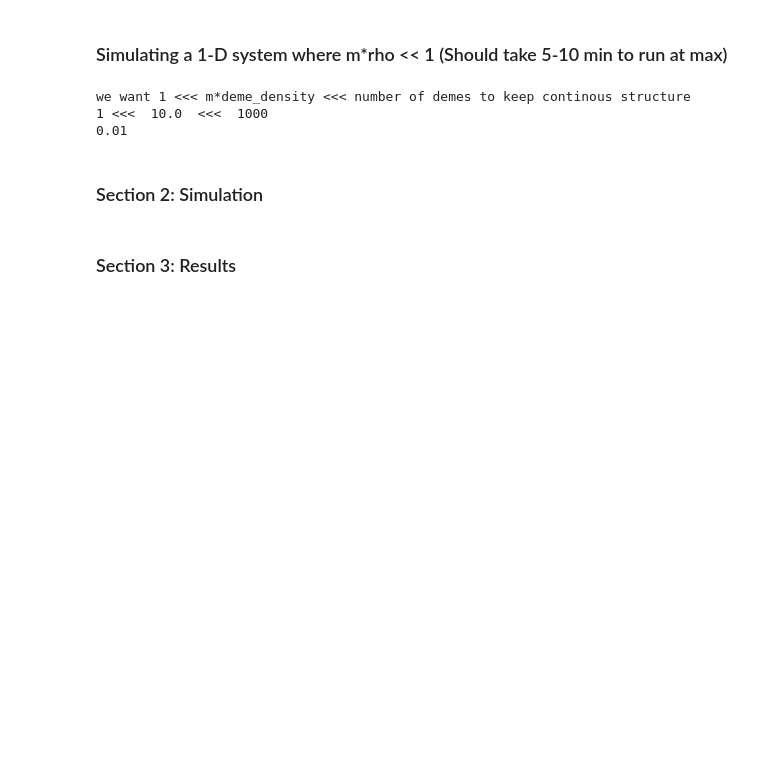
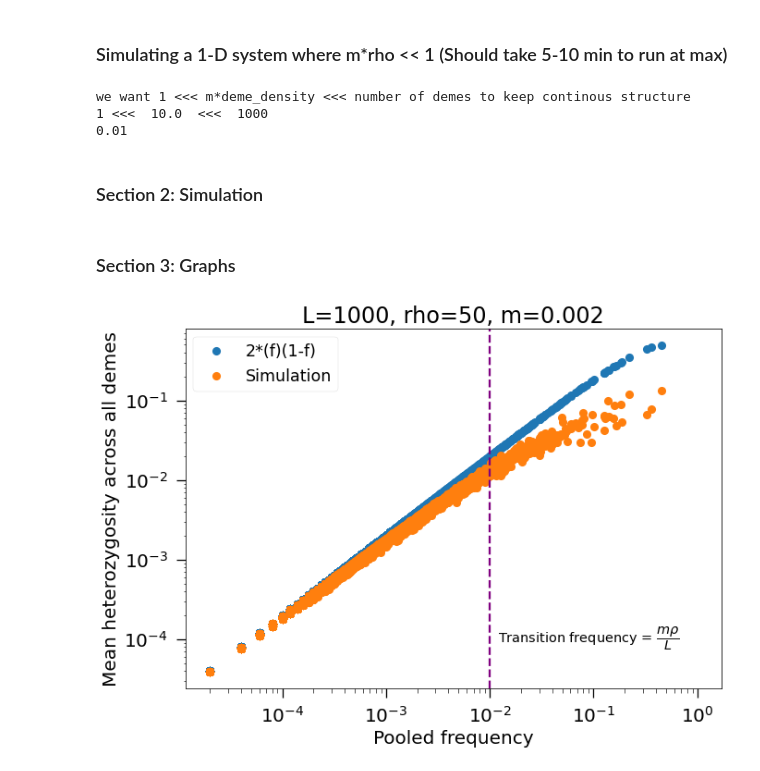
Before and after one commit to weissmanlab/Genetic_Diversity_Space, a Jupyter notebook: Heterozygosity_Mrhogreat/Heterozygosity_Mrhogreat.ipynb, the cells around one changed output. Saved outputs shown, nothing was run; the diff lists cells and outputs as text; code cells hidden in the pictures; blank space fills up the shorter version.

```diff
--- a/Heterozygosity_Mrhogreat/Heterozygosity_Mrhogreat.ipynb
+++ b/Heterozygosity_Mrhogreat/Heterozygosity_Mrhogreat.ipynb
@@ -82,7 +82,7 @@ mean_hz=[]
 pooled_f=[]
 for i in range(1):
     print("iteration",i)
-    ts = msprime.simulate(Ne=Deme_density, population_configurations=population_configurations, migration_matrix=matrix)
+    ts = msprime.simulate(Ne=Deme_density, population_configurations=population_configurations, migration_matrix=matrix,record_provenance=False)
 
     a=ts.mean_descendants(leaf_list) #Finds the descendants for each trial and sums them up
 
@@ -214,7 +214,5 @@ for i in range(1):
 #b=np.mean(a2,0)
 
 #b=a/trials #Divides the sum of the  descendants by the number of trials to find the expected number of descendants per node
-# %% [markdown]
-### Section 3: Results
 # %%
 np.savetxt('heterozygosity_mrho_greaterthan_one.csv', mean_hz, delimiter=',')
@@ -222,15 +220,19 @@ np.savetxt('pooled_af_heteromrhogreat.csv', pooled_f, delemiter=',')
 #print(mean_hz)
 #print(pooled_f)
+# %% [markdown]
+### Section 3: Graphs
 # %%
-mean_frequency= pd.read_csv('heterozygosity_mrho_greatthan_one.csv').flatten()
-p_f=pd.read_csv('pooled_af_heteromrhogreat.csv').flatten()
-plt.loglog(p_f,2*pf*(1-p_f),'o', label="Heterozygosity = 2*(pooled frequency)(1-pooled frequency)")
-plt.loglog(p_f, mean_frequency,'o', label="Heterozygosity of population ")
+mean_frequency= pd.read_csv('heterozygosity_mrho_greaterthan_one.csv')
+p_f=pd.read_csv('pooled_af_heteromrhogreat.csv')
+plt.loglog(p_f,2*p_f*(1-p_f),'o', label="2*(f)(1-f)")
+plt.loglog(p_f, mean_frequency,'o', label="Simulation")
 plt.axvline(transition_freq,color='purple',linestyle = '--')
 plt.xlabel('Pooled frequency')
 plt.ylabel('Mean heterozygosity across all demes')
-plt.text(0.000035,0.009,r"Transition frequency = $\dfrac{1}{L}$",fontsize='12')
+plt.text(0.012,0.00009,r"Transition frequency = $\dfrac{m\rho}{L}$",fontsize='14.5')
 plt.title('L=1000, rho=50, m=0.002')
-plt.legend(prop={"size":10.5})
+plt.legend(prop={"size":17.5})
 #plt.legend(["2*(pooled frequency)(1-pooled frequency)", "Heterozygosity of population ", 'Transition frequency'], loc ="upper left")
 plt.savefig("Hetero_mrhogreat.pdf")
+# %% [output]
+[figure, added]
```
Also changed, not shown: parts of 1 cell of this notebook, 2 other files.
